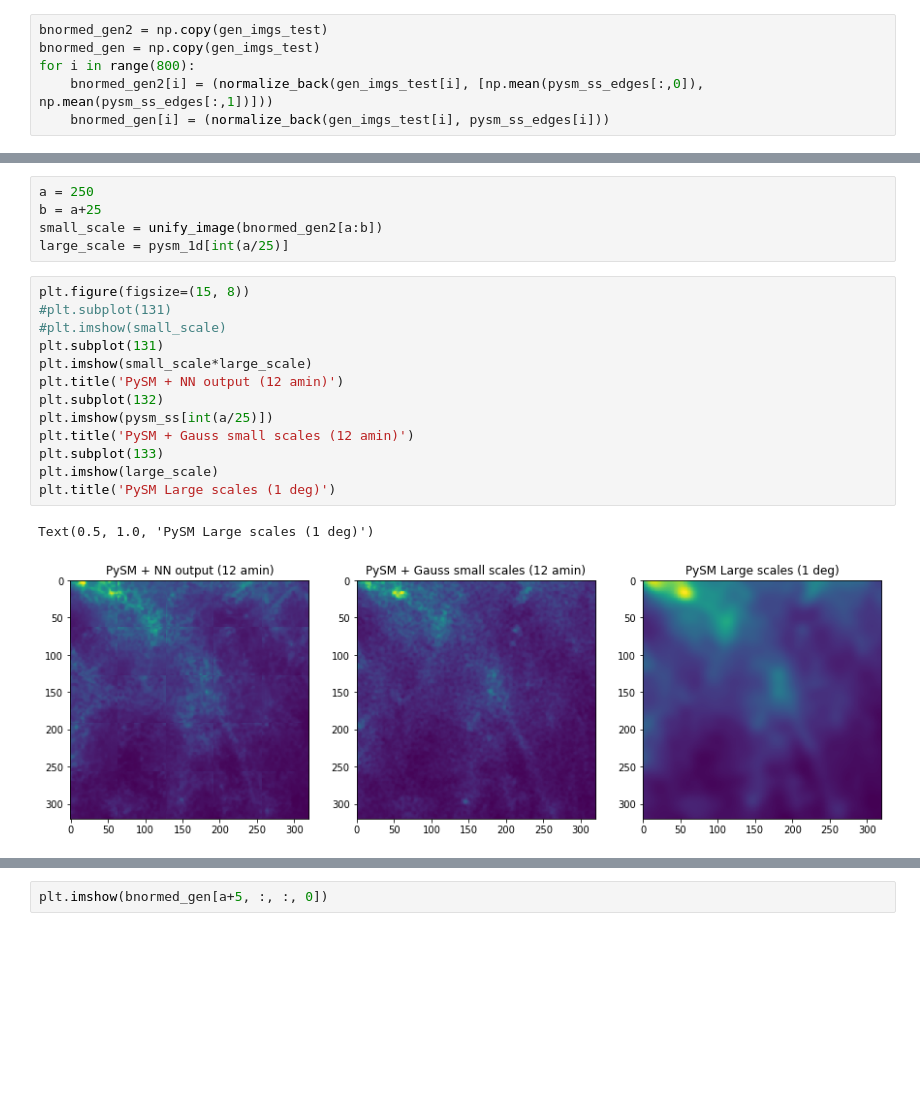
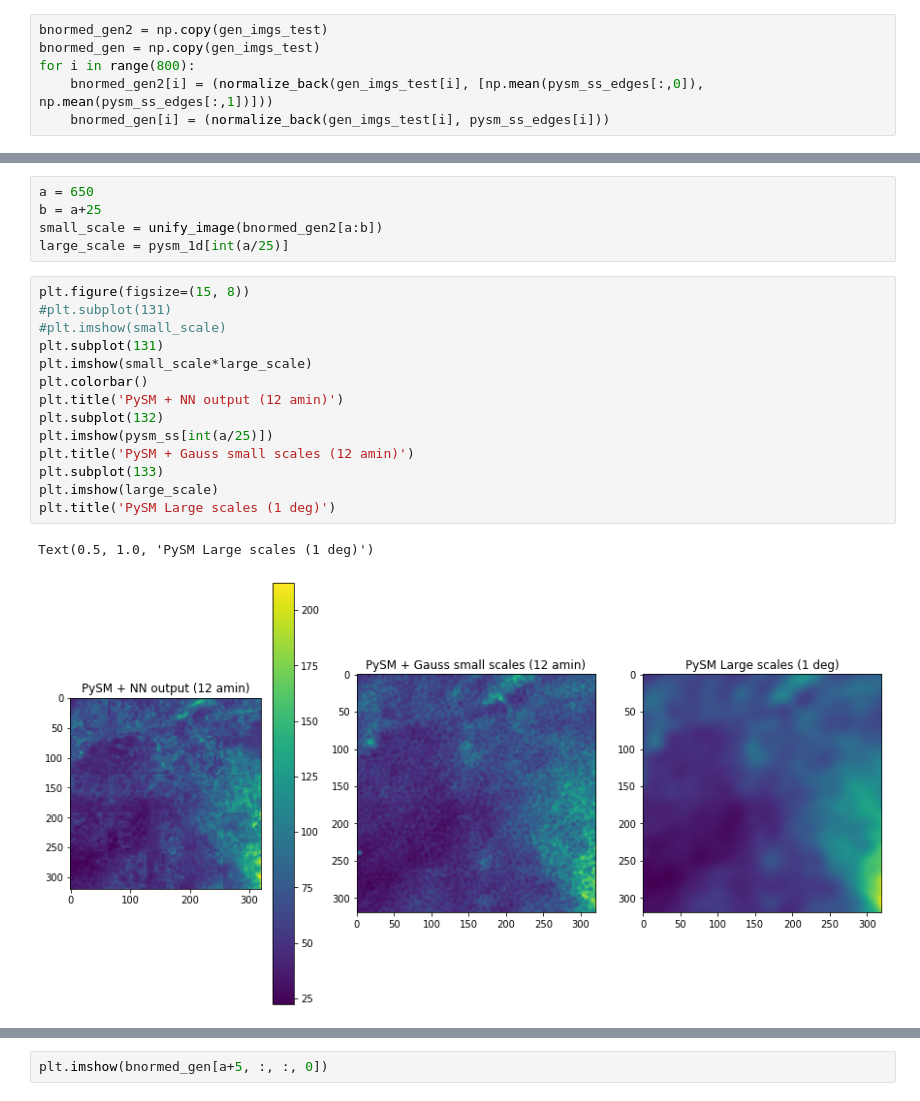
Before and after one commit to ai4cmb/ForSE, a Jupyter notebook: forse/notebooks/temp/test_on_pysm.ipynb, the cells around one changed output, grey strips where cells are left out. Drawn from its saved outputs; the diff is of its cells as text; blank space fills up the shorter version.

```diff
--- a/forse/notebooks/temp/test_on_pysm.ipynb
+++ b/forse/notebooks/temp/test_on_pysm.ipynb
@@ -165,24 +171,25 @@ for i in range(800):
 # %%
-a = 250
+a = 650
 b = a+25
 small_scale = unify_image(bnormed_gen2[a:b])
 large_scale = pysm_1d[int(a/25)]
 # %%
 plt.figure(figsize=(15, 8))
 #plt.subplot(131)
 #plt.imshow(small_scale)
 plt.subplot(131)
 plt.imshow(small_scale*large_scale)
+plt.colorbar()
 plt.title('PySM + NN output (12 amin)')
 plt.subplot(132)
 plt.imshow(pysm_ss[int(a/25)])
 plt.title('PySM + Gauss small scales (12 amin)')
 plt.subplot(133)
 plt.imshow(large_scale)
 plt.title('PySM Large scales (1 deg)')
 # %% [output]
 Text(0.5, 1.0, 'PySM Large scales (1 deg)')
-[figure, old version]
+[figure, new version]
 # %%
 plt.imshow(small_scale)
 # %% [output]
```
Also changed, not shown: parts of 9 cells of this notebook, 2 other files.
